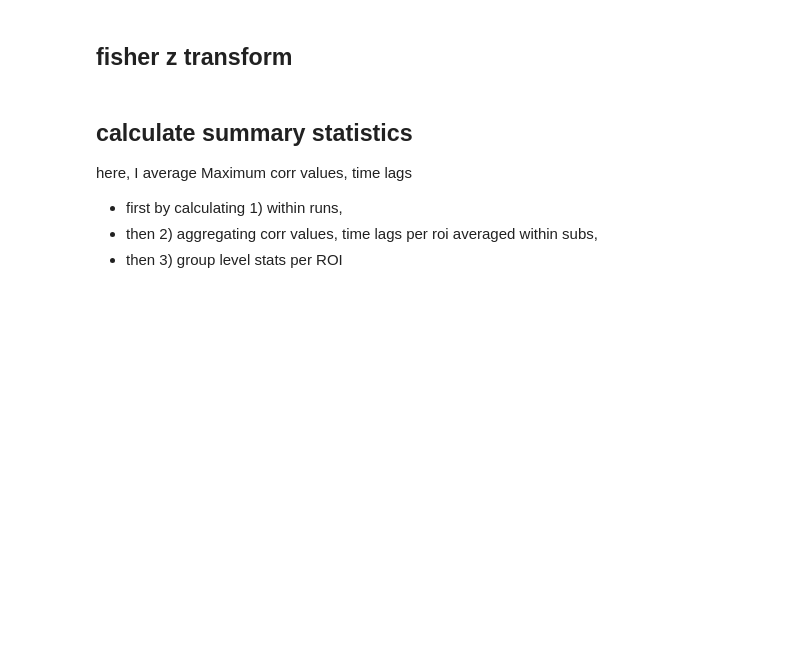
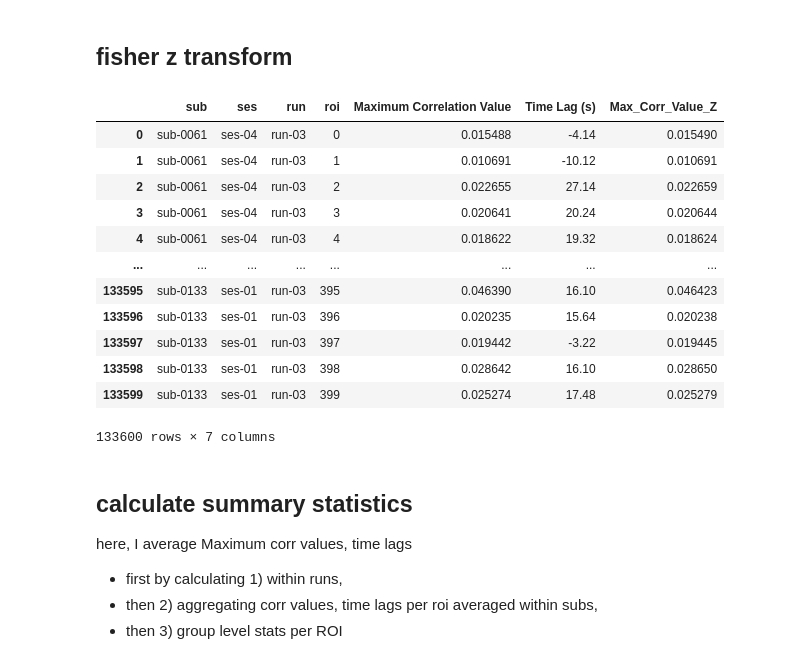
Before and after one commit to jungheejung/spacetop_biopac, a Jupyter notebook: scripts/p05_xcorr/c02_plotxcorr_sandbox_noZ.ipynb, the cells around one changed output. Cells and saved outputs as stored; diff of their text form; code cells hidden in the pictures; blank space fills up the shorter version.

```diff
--- a/scripts/p05_xcorr/c02_plotxcorr_sandbox_noZ.ipynb
+++ b/scripts/p05_xcorr/c02_plotxcorr_sandbox_noZ.ipynb
@@ -169,7 +183,24 @@ min: -0.0105589330527896, max:0.3196946691205458
 def fisher_z_transform(r):
     return np.arctanh(r)
 
-df['Max_Corr_Value_Z'] = df['Maximum Correlation Value'].apply(fisher_z_transform)
+df['Max_Corr_Value_Z']  = df.groupby('sub')['Maximum Correlation Value'].transform(fisher_z_transform)
+# df['Max_Corr_Value_Z'] = df['Maximum Correlation Value'].apply(fisher_z_transform)
+# %%
+df
+# %% [output]
+|  | sub | ses | run | roi | Maximum Correlation Value | Time Lag (s) | Max_Corr_Value_Z |
+| 0 | sub-0061 | ses-04 | run-03 | 0 | 0.015488 | -4.14 | 0.015490 |
+| 1 | sub-0061 | ses-04 | run-03 | 1 | 0.010691 | -10.12 | 0.010691 |
+| 2 | sub-0061 | ses-04 | run-03 | 2 | 0.022655 | 27.14 | 0.022659 |
+| 3 | sub-0061 | ses-04 | run-03 | 3 | 0.020641 | 20.24 | 0.020644 |
+| 4 | sub-0061 | ses-04 | run-03 | 4 | 0.018622 | 19.32 | 0.018624 |
+| ... | ... | ... | ... | ... | ... | ... | ... |
+| 133595 | sub-0133 | ses-01 | run-03 | 395 | 0.046390 | 16.10 | 0.046423 |
+| 133596 | sub-0133 | ses-01 | run-03 | 396 | 0.020235 | 15.64 | 0.020238 |
+| 133597 | sub-0133 | ses-01 | run-03 | 397 | 0.019442 | -3.22 | 0.019445 |
+| 133598 | sub-0133 | ses-01 | run-03 | 398 | 0.028642 | 16.10 | 0.028650 |
+| 133599 | sub-0133 | ses-01 | run-03 | 399 | 0.025274 | 17.48 | 0.025279 |
+133600 rows × 7 columns
 # %% [markdown]
 ## calculate summary statistics
 here, I average Maximum corr values, time lags
```
Also changed, not shown: parts of 13 cells of this notebook.
